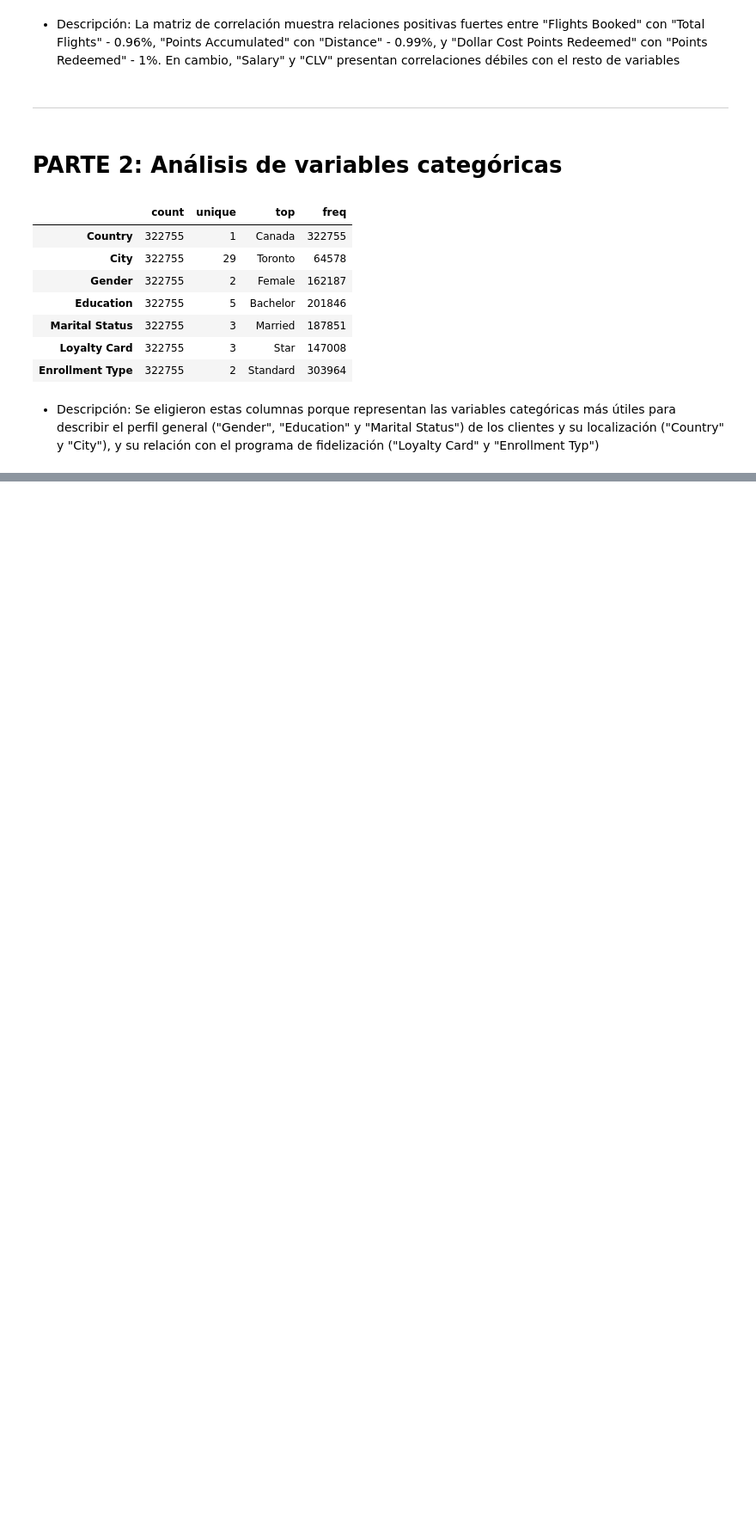
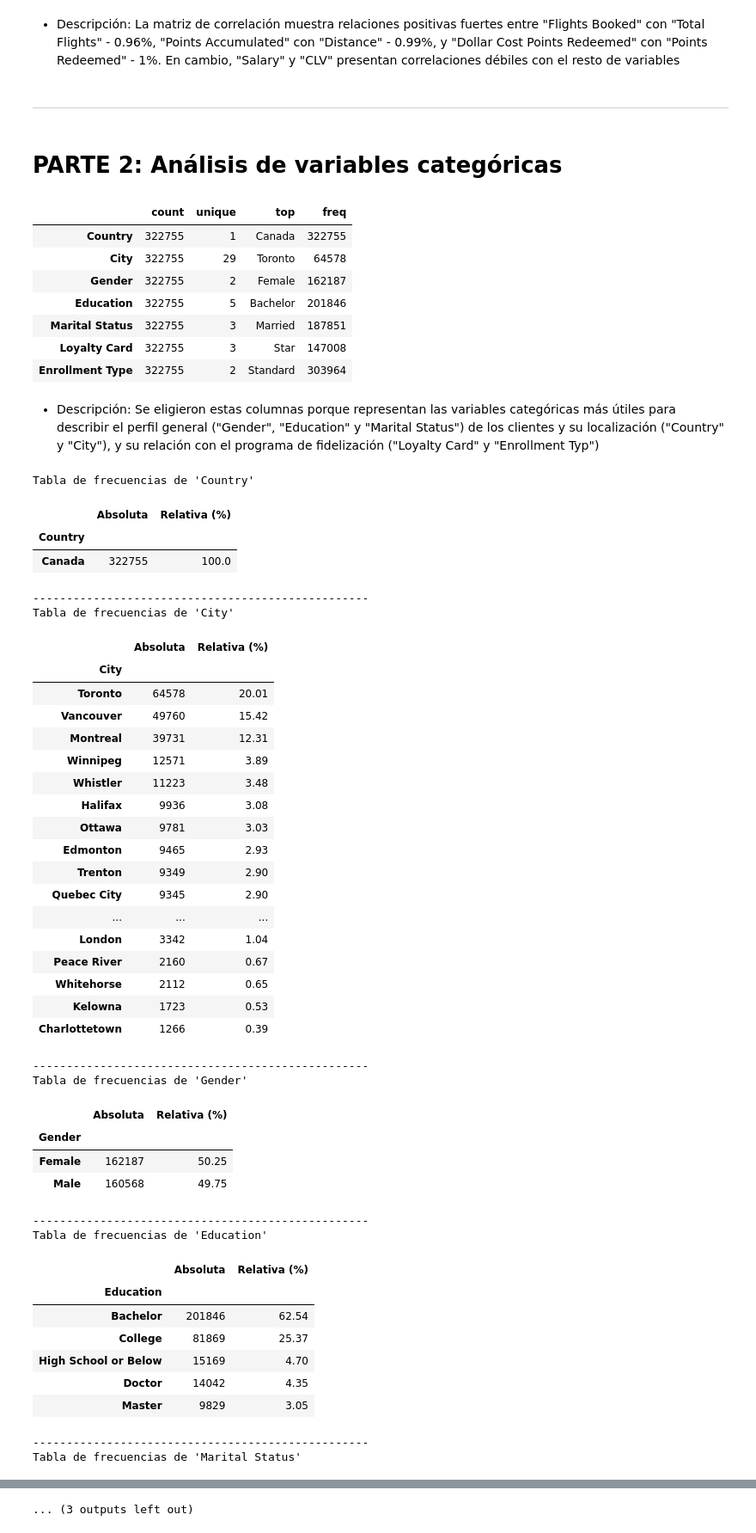
Before and after one commit to Adalab/bda-modulo-3-evaluacion-final-AMA00-98, a Jupyter notebook: fase 02_ analisis_estadistico.ipynb, the cells around one changed output, grey strips where cells are left out. Shown at 86% size. Saved outputs shown, nothing was run; the diff lists cells and outputs as text; code cells hidden in the pictures; blank space fills up the shorter version.

```diff
--- a/fase 2_ analisis_estadistico.ipynb
+++ b/fase 02_ analisis_estadistico.ipynb
@@ -143,3 +143,50 @@ df_limpio[col_cat_relevantes].describe(include="str").T
 | Enrollment Type | 322755 | 2 | Standard | 303964 |
 # %% [markdown]
 - Descripción: Se eligieron estas columnas porque representan las variables categóricas más útiles para describir el perfil general ("Gender", "Education" y "Marital Status") de los clientes y su localización ("Country" y "City"), y su relación con el programa de fidelización ("Loyalty Card" y "Enrollment Typ")
+# %%
+for col in col_cat_relevantes:
+    tabla_frecuencias = pd.DataFrame({"Absoluta": df_limpio[col].value_counts(), "Relativa (%)": round(df_limpio[col].value_counts(dropna=False, normalize=True)*100, 2)})
+    print(f"Tabla de frecuencias de '{col}'")
+    display(tabla_frecuencias)
+# %% [output]
+Tabla de frecuencias de 'Country'
+|  | Absoluta | Relativa (%) |
+| Country |  |  |
+| Canada | 322755 | 100.0 |
+--------------------------------------------------
+Tabla de frecuencias de 'City'
+|  | Absoluta | Relativa (%) |
+| City |  |  |
+| Toronto | 64578 | 20.01 |
+| Vancouver | 49760 | 15.42 |
+| Montreal | 39731 | 12.31 |
+| Winnipeg | 12571 | 3.89 |
+| Whistler | 11223 | 3.48 |
+| Halifax | 9936 | 3.08 |
+| Ottawa | 9781 | 3.03 |
+| Edmonton | 9465 | 2.93 |
+| Trenton | 9349 | 2.90 |
+| Quebec City | 9345 | 2.90 |
+| ... | ... | ... |
+| London | 3342 | 1.04 |
+| Peace River | 2160 | 0.67 |
+| Whitehorse | 2112 | 0.65 |
+| Kelowna | 1723 | 0.53 |
+| Charlottetown | 1266 | 0.39 |
+--------------------------------------------------
+Tabla de frecuencias de 'Gender'
+|  | Absoluta | Relativa (%) |
+| Gender |  |  |
+| Female | 162187 | 50.25 |
+| Male | 160568 | 49.75 |
+--------------------------------------------------
+Tabla de frecuencias de 'Education'
+|  | Absoluta | Relativa (%) |
+| Education |  |  |
+| Bachelor | 201846 | 62.54 |
+| College | 81869 | 25.37 |
+| High School or Below | 15169 | 4.70 |
+| Doctor | 14042 | 4.35 |
+| Master | 9829 | 3.05 |
+--------------------------------------------------
+Tabla de frecuencias de 'Marital Status'
@@ -145,0 +205 @@ df_limpio[col_cat_relevantes].describe(include="str").T
+... (3 outputs left out)
```
Also changed, not shown: parts of 1 cell of this notebook, 2 other files.
